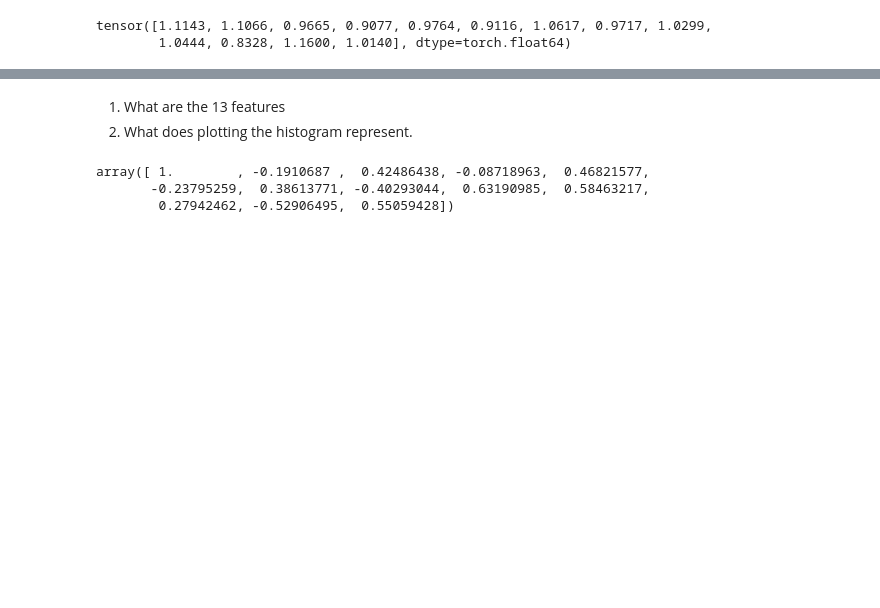
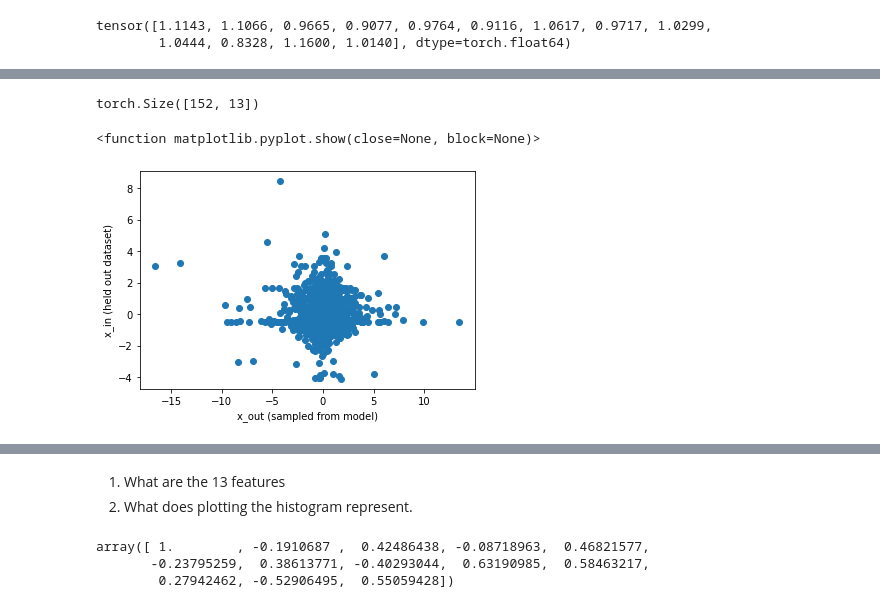
Before and after one commit to sunyunlee/cgan-cvae-tut, a Jupyter notebook: cVAE/cvae.ipynb, the cells around one changed output, grey strips where cells are left out. Drawn from its saved outputs; the diff is of its cells as text; code cells hidden in the pictures; blank space fills up the shorter version.

```diff
--- a/cVAE/cvae.ipynb
+++ b/cVAE/cvae.ipynb
@@ -342,0 +345,12 @@ Text(0, 0.5, 'Standard Deviation of Generated Distribution')
+# %%
+X_test.shape
+# %% [output]
+torch.Size([152, 13])
+# %%
+plt.scatter(x_samples.detach().numpy(), X_test)
+plt.xlabel("x_out (sampled from model)")
+plt.ylabel("x_in (held out dataset)")
+plt.show
+# %% [output]
+<function matplotlib.pyplot.show(close=None, block=None)>
+[figure, added]
```
Also changed, not shown: parts of 30 cells of this notebook.
